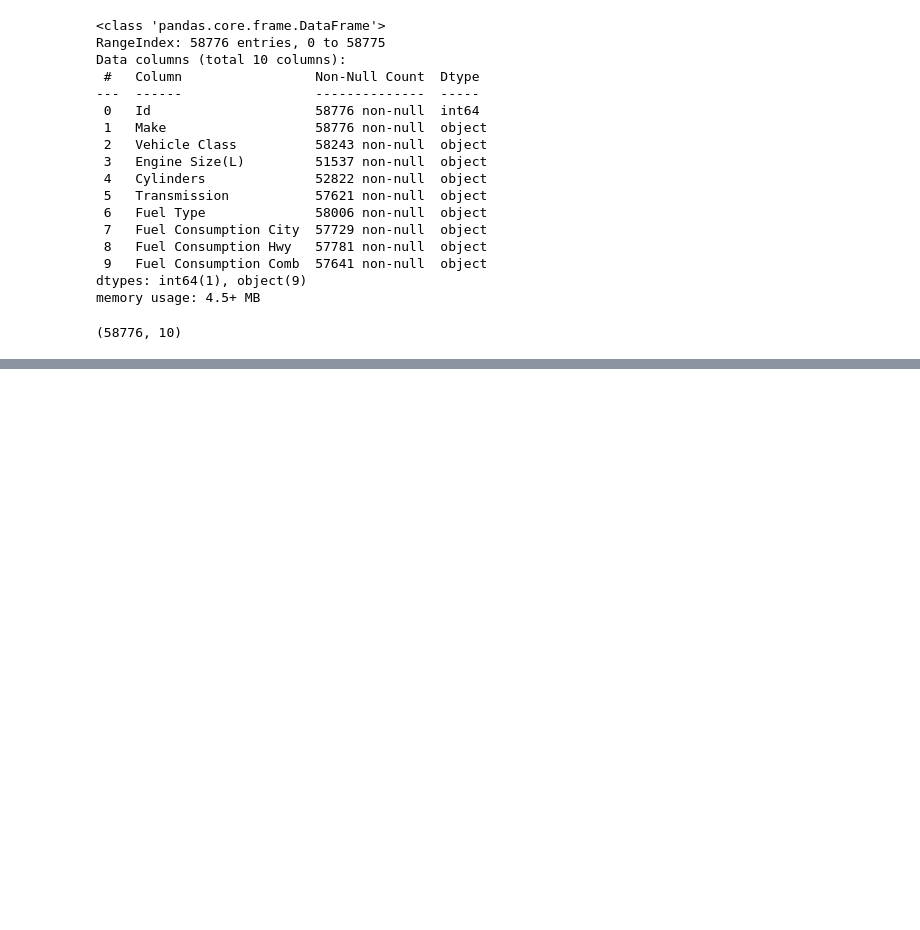
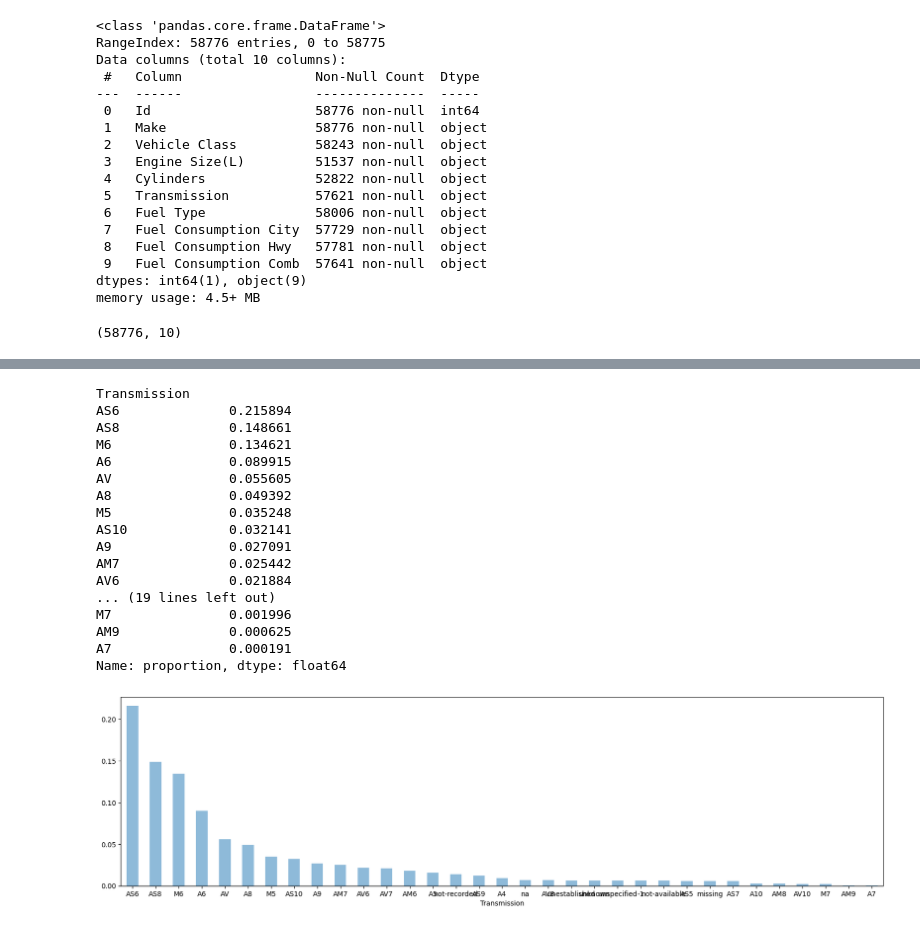
Before and after one commit to dikaizm/data-slayer, a Jupyter notebook: notebooks/1.0-data-exploration.ipynb, the cells around one changed output, grey strips where cells are left out. Drawn from its saved outputs; the diff is of its cells as text; code cells hidden in the pictures; blank space fills up the shorter version.

```diff
--- a/notebooks/1.0-data-exploration.ipynb
+++ b/notebooks/1.0-data-exploration.ipynb
@@ -36,0 +116,26 @@ df.shape
+# %%
+norm = df['Transmission'].value_counts(normalize=True)
+print(norm)
+
+plt.figure(figsize=(20, 5))
+norm.plot(kind='bar', alpha=0.5, rot=0)
+plt.show()
+# %% [output]
+Transmission
+AS6              0.215894
+AS8              0.148661
+M6               0.134621
+A6               0.089915
+AV               0.055605
+A8               0.049392
+M5               0.035248
+AS10             0.032141
+A9               0.027091
+AM7              0.025442
+AV6              0.021884
+... (19 lines left out)
+M7               0.001996
+AM9              0.000625
+A7               0.000191
+Name: proportion, dtype: float64
+[figure, added]
```
Also changed, not shown: parts of 17 cells of this notebook.
